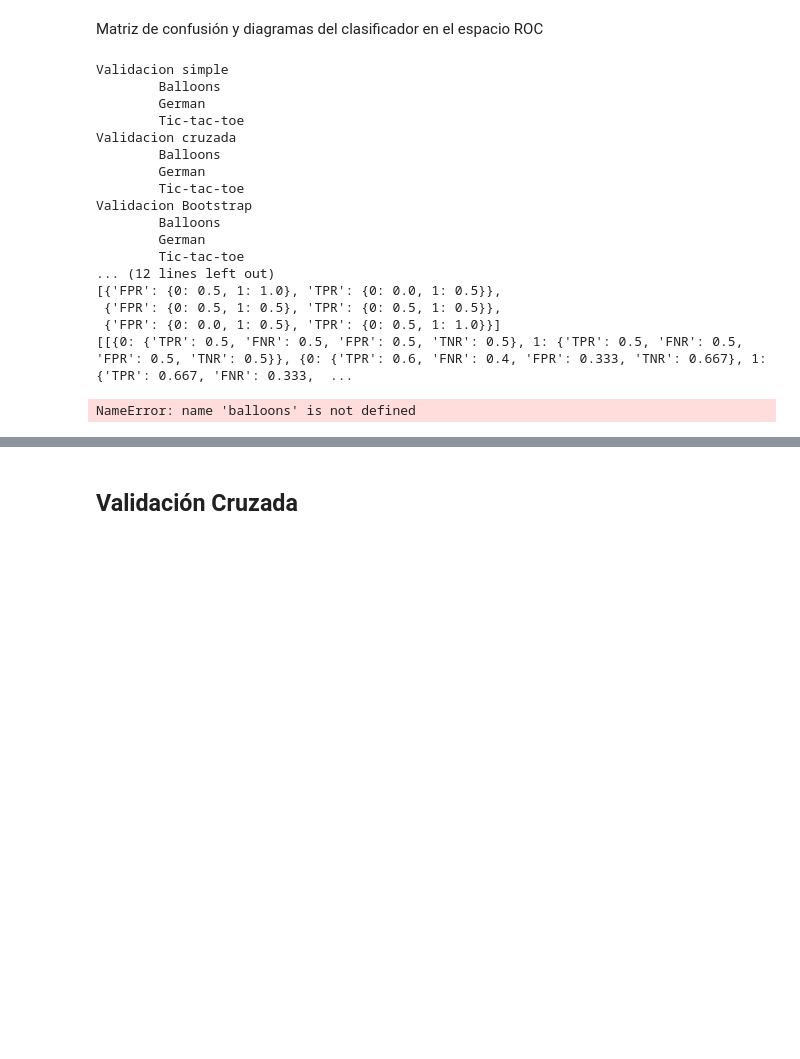
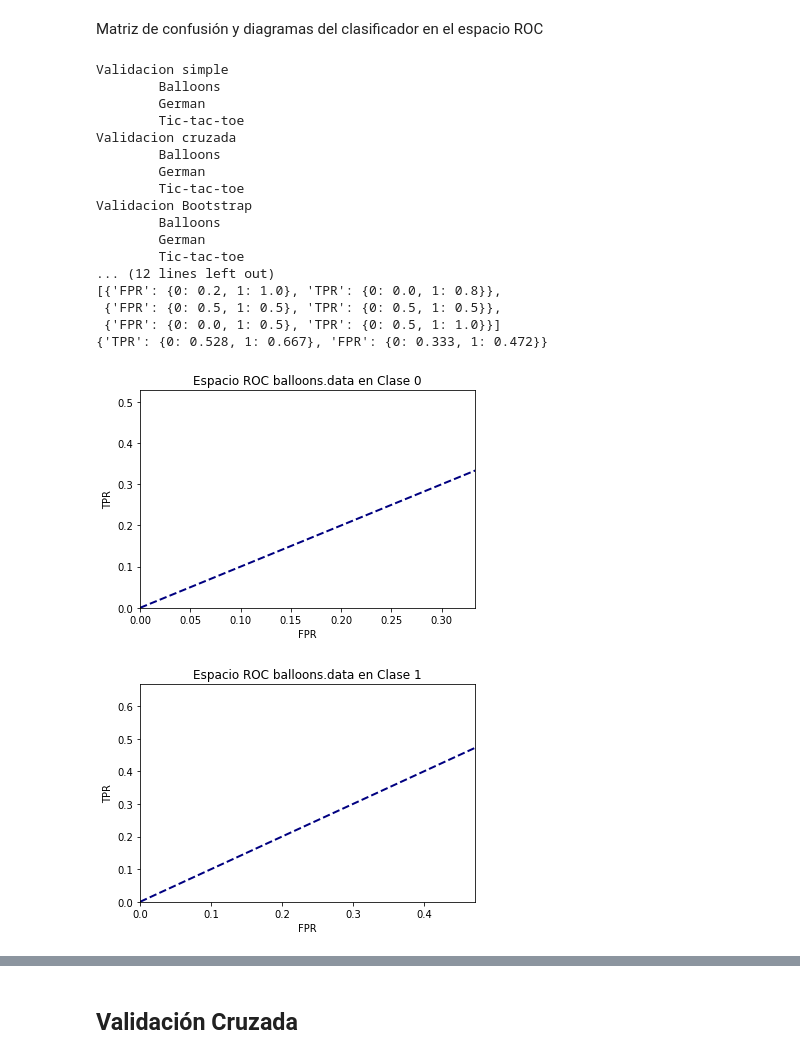
Before and after one commit to RGarciaf/FAA, a Jupyter notebook: FAAP1_1461_9/memoriaP1.ipynb, the cells around one changed output, grey strips where cells are left out. Saved outputs shown, nothing was run; the diff lists cells and outputs as text; code cells hidden in the pictures; blank space fills up the shorter version.

```diff
--- a/FAAP1_1461_9/memoriaP1.ipynb
+++ b/FAAP1_1461_9/memoriaP1.ipynb
@@ -436,36 +436,41 @@ Matriz de confusión y diagramas del clasificador en el espacio ROC
 # %%
 r = Roc()
 r.medias_roc()
 medias = r.calcula_medias_roc()
 
-print(r.simple)
+
+simple = medias[0]
+balloons = simple[0]
+
+print(balloons)
 for i in balloons['TPR'].keys():
     plt.figure()
     lw = 2
-    plt.plot([0, 1], [0, 1], color='skyblue', lw=lw, linestyle='--')
-    plt.xlim([0.0, balloons['FPR'][i]])
-    plt.ylim([0.0, balloons['TPR'][i]])
+    plt.plot([0, 1], [0, 1], color='navy', lw=lw, linestyle='--')
+    plt.xlim([-0.00001, balloons['FPR'][i]])
+    plt.ylim([-0.00001, balloons['TPR'][i]])
     plt.xlabel('FPR')
     plt.ylabel('TPR')
     plt.title('Espacio ROC balloons.data en Clase ' + str(i) )
     plt.show()
 # %% [output]
 Validacion simple
         Balloons
         German
         Tic-tac-toe
 Validacion cruzada
         Balloons
         German
         Tic-tac-toe
 Validacion Bootstrap
         Balloons
         German
         Tic-tac-toe
 ... (12 lines left out)
-[{'FPR': {0: 0.5, 1: 1.0}, 'TPR': {0: 0.0, 1: 0.5}},
+[{'FPR': {0: 0.2, 1: 1.0}, 'TPR': {0: 0.0, 1: 0.8}},
  {'FPR': {0: 0.5, 1: 0.5}, 'TPR': {0: 0.5, 1: 0.5}},
  {'FPR': {0: 0.0, 1: 0.5}, 'TPR': {0: 0.5, 1: 1.0}}]
-[[{0: {'TPR': 0.5, 'FNR': 0.5, 'FPR': 0.5, 'TNR': 0.5}, 1: {'TPR': 0.5, 'FNR': 0.5, 'FPR': 0.5, 'TNR': 0.5}}, {0: {'TPR': 0.6, 'FNR': 0.4, 'FPR': 0.333, 'TNR': 0.667}, 1: {'TPR': 0.667, 'FNR': 0.333,  ...
+{'TPR': {0: 0.528, 1: 0.667}, 'FPR': {0: 0.333, 1: 0.472}}
-NameError: name 'balloons' is not defined
+[figure, added]
+[figure, added]
 # %%
```
Also changed, not shown: parts of 26 cells of this notebook, 1 other file.
